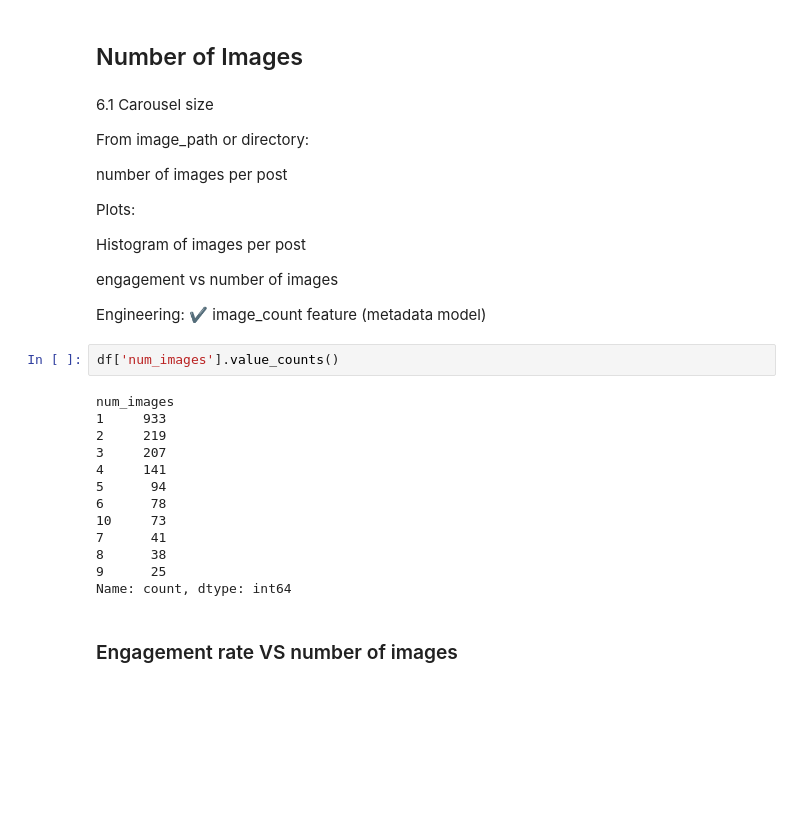
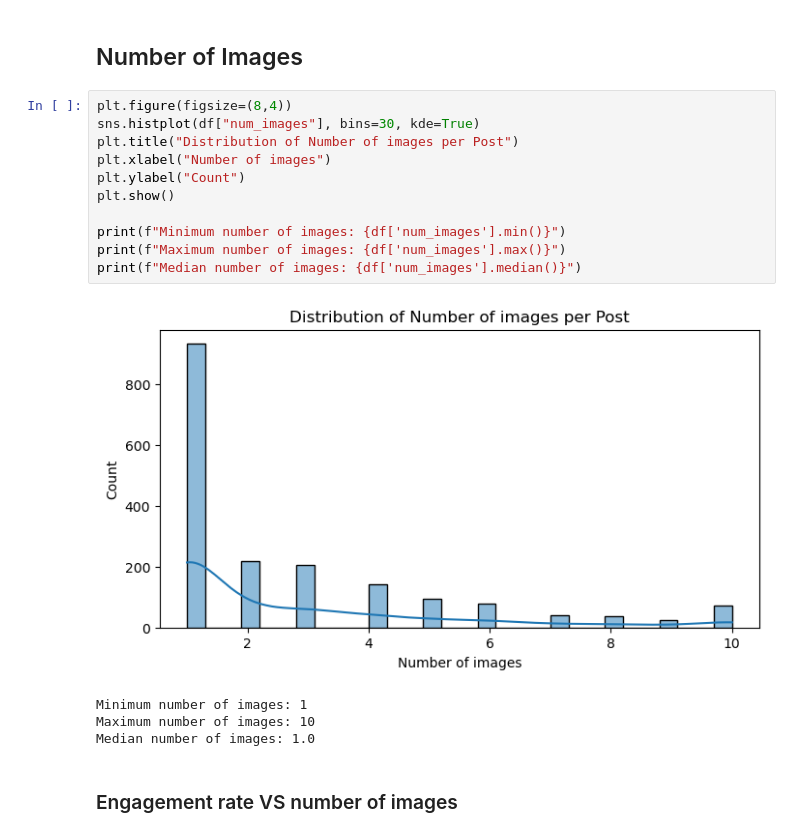
Before and after one commit to cheriechia/genAI-deepL-project, a Jupyter notebook: test.ipynb, the cells around one changed output. Saved outputs shown, nothing was run; the diff lists cells and outputs as text; blank space fills up the shorter version.

```diff
--- a/eda.ipynb
+++ b/test.ipynb
@@ -941,36 +941,22 @@ plt.show()
 The number of hashtags do not really affect engagement rate, and a few posts have varying engagement rates while having few hashtags.
 # %% [markdown]
 ## Number of Images
-# %% [markdown]
-6.1 Carousel size
-
-From image_path or directory:
-
-number of images per post
-
-Plots:
-
-Histogram of images per post
-
-engagement vs number of images
-
-Engineering:
-✔ image_count feature (metadata model)
 # %%
-df['num_images'].value_counts()
+plt.figure(figsize=(8,4))
+sns.histplot(df["num_images"], bins=30, kde=True)
+plt.title("Distribution of Number of images per Post")
+plt.xlabel("Number of images")
+plt.ylabel("Count")
+plt.show()
+
+print(f"Minimum number of images: {df['num_images'].min()}")
+print(f"Maximum number of images: {df['num_images'].max()}")
+print(f"Median number of images: {df['num_images'].median()}")
 # %% [output]
+[figure, added]
-num_images
-1     933
-2     219
-3     207
-4     141
-5      94
-6      78
-10     73
-7      41
-8      38
-9      25
-Name: count, dtype: int64
+Minimum number of images: 1
+Maximum number of images: 10
+Median number of images: 1.0
 # %% [markdown]
 ### Engagement rate VS number of images
 # %%
```
Also changed, not shown: parts of 33 cells of this notebook.
